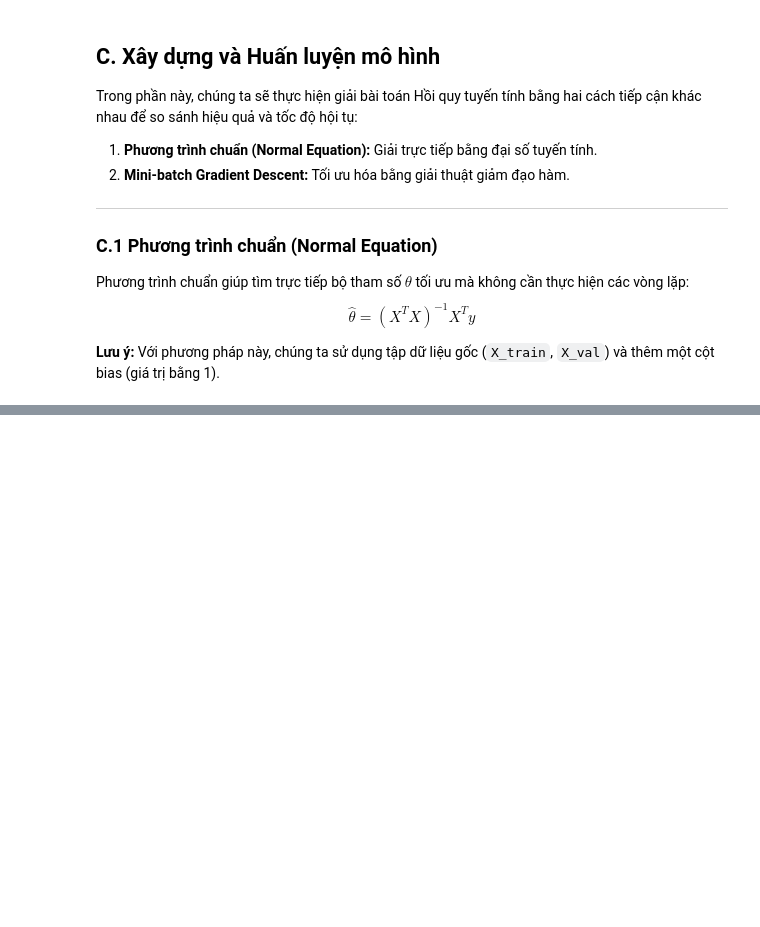
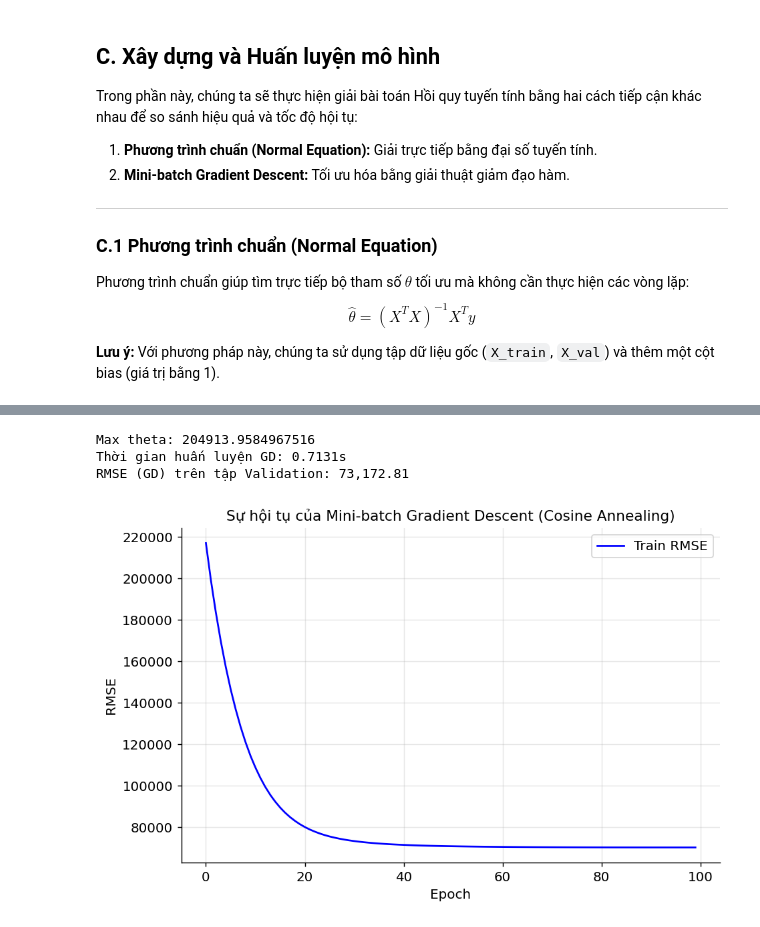
Before and after one commit to kimngoc280105/ml-regression-classification, a Jupyter notebook: code/Part1_Regression/notebook.ipynb, the cells around one changed output, grey strips where cells are left out. Drawn from its saved outputs; the diff is of its cells as text; code cells hidden in the pictures; blank space fills up the shorter version.

Commit message:
gd, gaussmarkov, plots, test, wls

```diff
--- a/code/Part1_Regression/notebook.ipynb
+++ b/code/Part1_Regression/notebook.ipynb
@@ -447,0 +455,71 @@ Error:
+# %%
+import time
+import matplotlib.pyplot as plt
+import numpy as np
+from sklearn.metrics import mean_squared_error
+
+# 1. Thêm cột bias vào dữ liệu đã scale
+X_train_sm = np.c_[np.ones((len(X_train_s), 1)), X_train_s].astype(float)
+X_val_sm = np.c_[np.ones((len(X_val_s), 1)), X_val_s].astype(float)
+
+# 2. Cấu hình Hyperparameters
+n_epochs = 100
+batch_size = 32
+eta_max = 0.0001
+eta_min = 0.000001
+
+def cosine_annealing(epoch, n_epochs, eta_max, eta_min):
+    return eta_min + 0.5 * (eta_max - eta_min) * (1 + np.cos(np.pi * epoch / n_epochs))
+
+# 3. Huấn luyện Mini-batch GD
+m = len(X_train_sm)
+theta_gd = np.random.randn(X_train_sm.shape[1], 1) # Khởi tạo ngẫu nhiên
+
+y_train_rect = np.array(y_train).reshape(-1, 1)
+y_val_rect = np.array(y_val).reshape(-1, 1)
+# -----------------------
+
+loss_history = []
+start_time = time.time()
+
+for epoch in range(n_epochs):
+    shuffled_indices = np.random.permutation(m)
+    X_shuffled = X_train_sm[shuffled_indices]
+    y_shuffled = y_train_rect[shuffled_indices]
+
+    eta = cosine_annealing(epoch, n_epochs, eta_max, eta_min)
+
+    for i in range(0, m, batch_size):
+        xi = X_shuffled[i:i+batch_size]
+        yi = y_shuffled[i:i+batch_size]
+        gradients = 2/len(xi) * xi.T.dot(xi.dot(theta_gd) - yi)
+        theta_gd = theta_gd - eta * gradients
+
+    y_train_pred = X_train_sm.dot(theta_gd)
+    loss = np.sqrt(mean_squared_error(y_train_rect, y_train_pred))
+    loss_history.append(loss)
+
+print(f"Max theta: {np.max(np.abs(theta_gd))}")
+
+gd_time = time.time() - start_time
+print(f"Thời gian huấn luyện GD: {gd_time:.4f}s")
+
+# 4. Dự đoán và so sánh
+y_val_pred_gd = X_val_sm.dot(theta_gd)
+rmse_gd = np.sqrt(mean_squared_error(y_val_rect, y_val_pred_gd))
+print(f"RMSE (GD) trên tập Validation: {rmse_gd:,.2f}")
+
+# Vẽ đồ thị hội tụ
+plt.figure(figsize=(8, 5))
+plt.plot(loss_history, color='blue', label='Train RMSE')
+plt.xlabel("Epoch")
+plt.ylabel("RMSE")
+plt.title("Sự hội tụ của Mini-batch Gradient Descent (Cosine Annealing)")
+plt.legend()
+plt.grid(True)
+plt.show()
+# %% [output]
+Max theta: 204913.9584967516
+Thời gian huấn luyện GD: 0.7131s
+RMSE (GD) trên tập Validation: 73,172.81
+[figure, added]
```
Also changed, not shown: parts of 6 cells of this notebook.
